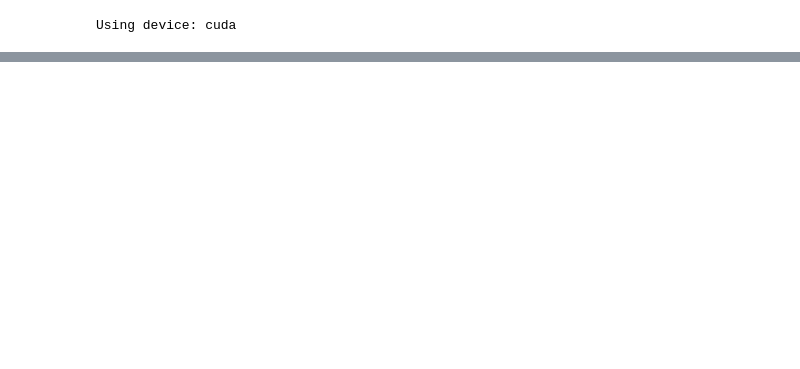
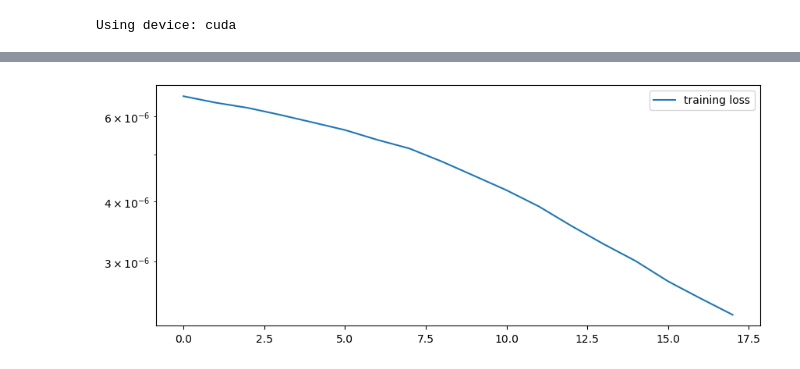
Before and after one commit to jwuerzinger/CMB_denoising, a Jupyter notebook: transformer_maria/first_attempt.ipynb, the cells around one changed output, grey strips where cells are left out. Cells and saved outputs as stored; diff of their text form; code cells hidden in the pictures; blank space fills up the shorter version.

Commit message:
adding first transformer that learns something

```diff
--- a/transformer_maria/first_attempt.ipynb
+++ b/transformer_maria/first_attempt.ipynb
@@ -316,0 +304,14 @@ tod.data[0].compute().shape
+# %%
+def give_batch(xdata: torch.Tensor, cmbdata: torch.Tensor, batch_size: int = 512, seq_len: int = 128):
+    '''Makes batch_size batches with size seq_len from xdata and cmbdata.
+    Returns in shape (seq_len, batch_size, 217).
+    '''
+
+    i_start = torch.randint(0, 30_000-seq_len, size=(batch_size,))
+
+    xdata_i = torch.hstack([xdata[ii:ii+seq_len][:,None] for ii in i_start])
+    cmbdata_i = torch.hstack([cmbdata[ii:ii+seq_len][:,None] for ii in i_start])
+
+    return xdata_i, cmbdata_i
+
+give_batch(torch.Tensor(tod.data.compute().T), torch.Tensor(tod.components['cmb'].compute().T))
@@ -394,0 +374,22 @@ def evaluate(model):
+# %%
+from timeit import default_timer as timer
+import matplotlib.pyplot as plt
+NUM_EPOCHS = 18
+# NUM_EPOCHS = 1
+
+train_losses = []
+val_losses = []
+
+xdata = torch.Tensor(tod.data.compute().T)
+cmbdata = torch.Tensor(tod.components['cmb'].compute().T)
+
+for epoch in range(1, NUM_EPOCHS+1):
+    start_time = timer()
+    train_loss = train_epoch(transformer, optimizer, xdata, cmbdata)
+    end_time = timer()
+    # val_loss = evaluate(transformer)
+
+    train_losses += [train_loss,]
+    # val_losses += [val_loss,]
+    # print((f"Epoch: {epoch}, Train loss: {train_loss:.3f}, Val loss: {val_loss:.3f}, "f"Epoch time = {(end_time - start_time):.3f}s"))
+    print((f"Epoch: {epoch}, Train loss: {train_loss:.3f}, "f"Epoch time = {(end_time - start_time):.3f}s"))
@@ -395 +414,10 @@ def evaluate(model):
+# %%
+fig, axes = plt.subplots(1, 1, figsize=(10,4))
+axes.plot(train_losses, label='training loss')
+# axes.plot(val_losses, label='val_losses')
+plt.legend()
+plt.yscale('log')
+plt.show()
+# %% [output]
+[figure, added]
 # %%
```
Also changed, not shown: parts of 17 cells of this notebook.
